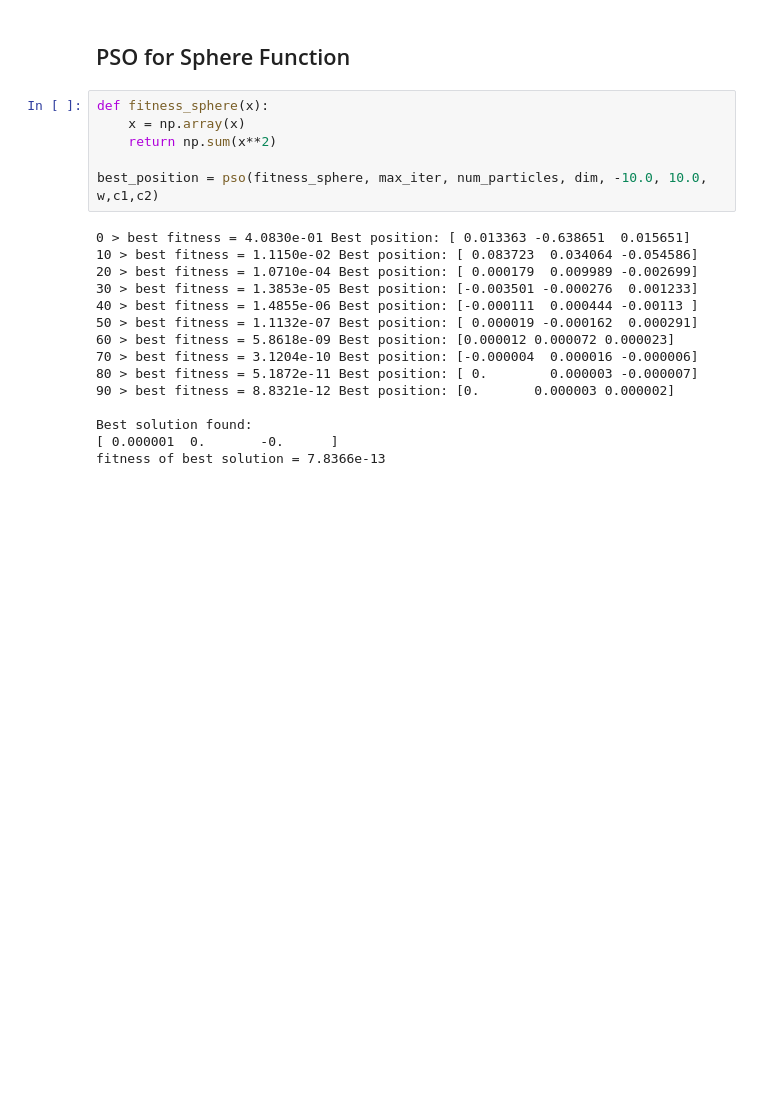
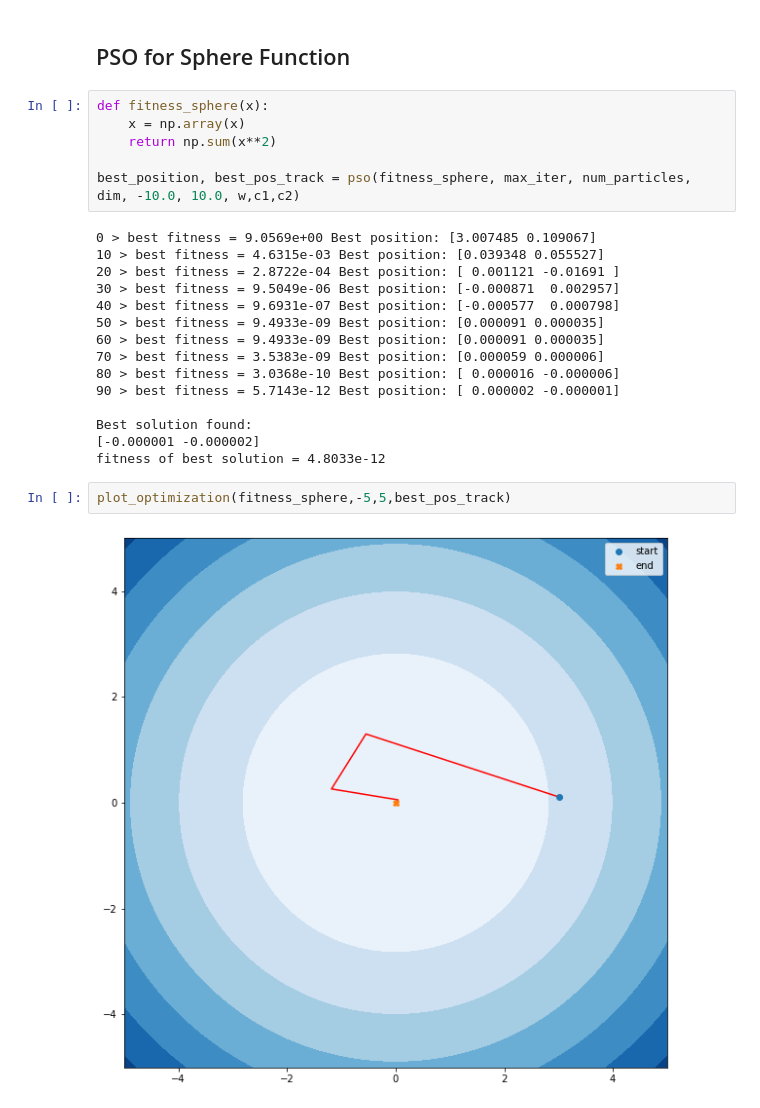
Before and after one commit to KeerthiPrabu/optimization-lab, a Jupyter notebook: 5 - Particle Swarm Optimization.ipynb, the cells around one changed output. Saved outputs shown, nothing was run; the diff lists cells and outputs as text; blank space fills up the shorter version.

```diff
--- a/5 - Particle Swarm Optimization.ipynb
+++ b/5 - Particle Swarm Optimization.ipynb
@@ -110,19 +138,23 @@ def fitness_sphere(x):
     x = np.array(x)
     return np.sum(x**2)
 
-best_position = pso(fitness_sphere, max_iter, num_particles, dim, -10.0, 10.0, w,c1,c2)
+best_position, best_pos_track = pso(fitness_sphere, max_iter, num_particles, dim, -10.0, 10.0, w,c1,c2)
 # %% [output]
-0 > best fitness = 4.0830e-01 Best position: [ 0.013363 -0.638651  0.015651]
-10 > best fitness = 1.1150e-02 Best position: [ 0.083723  0.034064 -0.054586]
-20 > best fitness = 1.0710e-04 Best position: [ 0.000179  0.009989 -0.002699]
-30 > best fitness = 1.3853e-05 Best position: [-0.003501 -0.000276  0.001233]
-40 > best fitness = 1.4855e-06 Best position: [-0.000111  0.000444 -0.00113 ]
-50 > best fitness = 1.1132e-07 Best position: [ 0.000019 -0.000162  0.000291]
-60 > best fitness = 5.8618e-09 Best position: [0.000012 0.000072 0.000023]
-70 > best fitness = 3.1204e-10 Best position: [-0.000004  0.000016 -0.000006]
-80 > best fitness = 5.1872e-11 Best position: [ 0.        0.000003 -0.000007]
-90 > best fitness = 8.8321e-12 Best position: [0.       0.000003 0.000002]
+0 > best fitness = 9.0569e+00 Best position: [3.007485 0.109067]
+10 > best fitness = 4.6315e-03 Best position: [0.039348 0.055527]
+20 > best fitness = 2.8722e-04 Best position: [ 0.001121 -0.01691 ]
+30 > best fitness = 9.5049e-06 Best position: [-0.000871  0.002957]
+40 > best fitness = 9.6931e-07 Best position: [-0.000577  0.000798]
+50 > best fitness = 9.4933e-09 Best position: [0.000091 0.000035]
+60 > best fitness = 9.4933e-09 Best position: [0.000091 0.000035]
+70 > best fitness = 3.5383e-09 Best position: [0.000059 0.000006]
+80 > best fitness = 3.0368e-10 Best position: [ 0.000016 -0.000006]
+90 > best fitness = 5.7143e-12 Best position: [ 0.000002 -0.000001]
 
 Best solution found:
-[ 0.000001  0.       -0.      ]
-fitness of best solution = 7.8366e-13
+[-0.000001 -0.000002]
+fitness of best solution = 4.8033e-12
+# %%
+plot_optimization(fitness_sphere,-5,5,best_pos_track)
+# %% [output]
+[figure, added]
```
Also changed, not shown: parts of 6 cells of this notebook.
